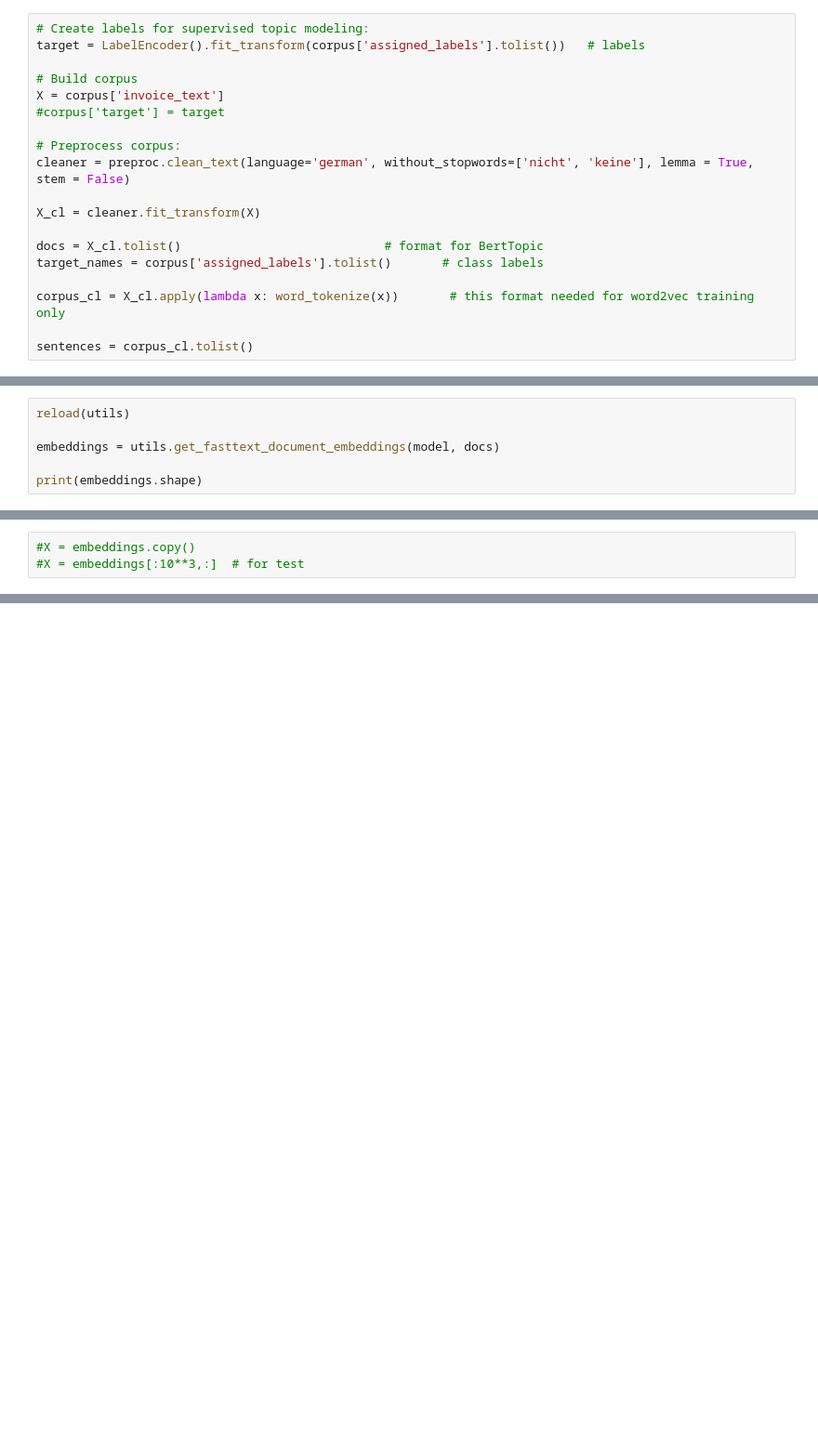
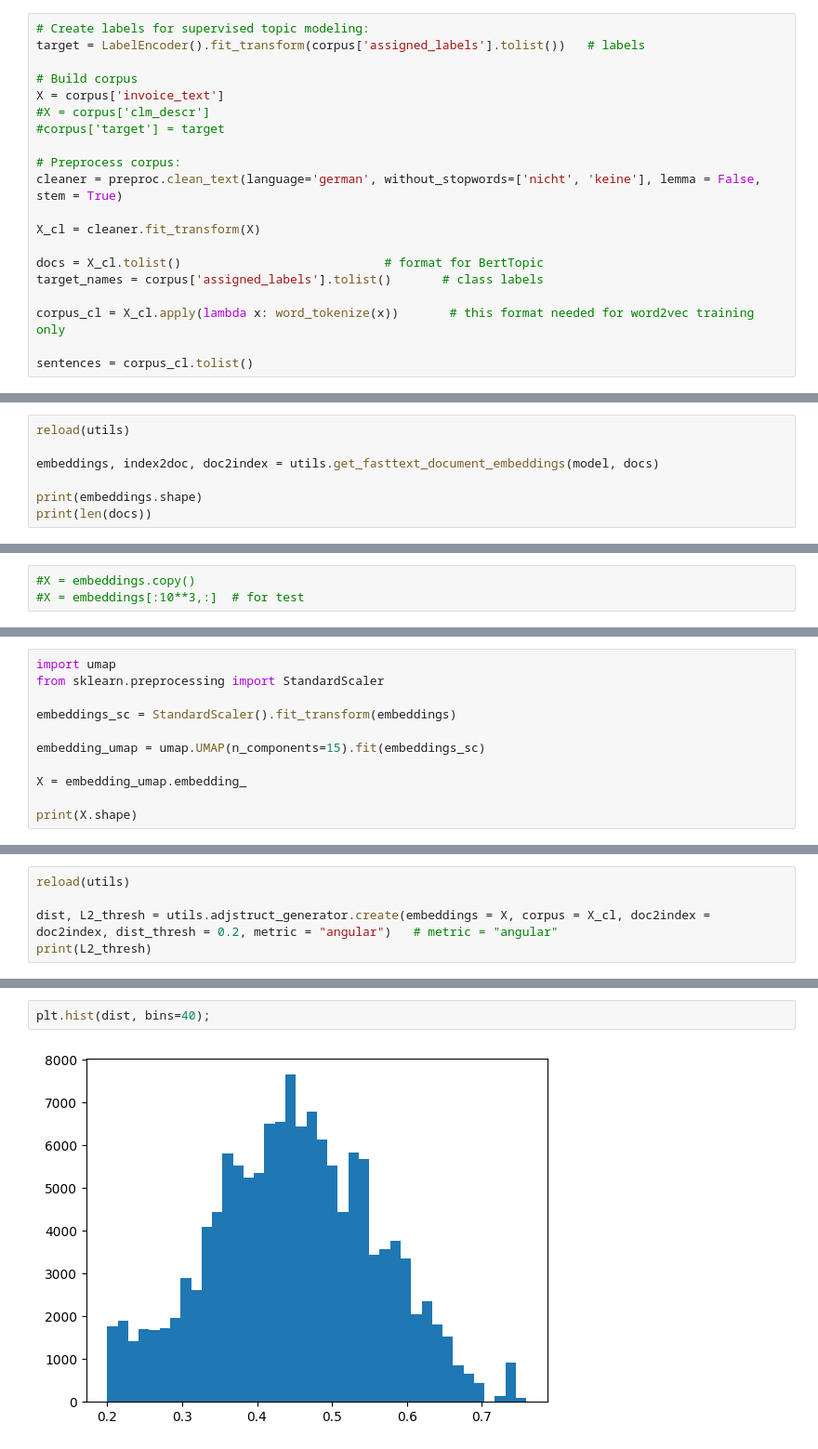
Before and after one commit to AVoss84/invoice_topics, a Jupyter notebook: src/notebooks/topic_modeling_fasttext.ipynb, the cells around one changed output, grey strips where cells are left out. Shown at 93% size. Saved outputs shown, nothing was run; the diff lists cells and outputs as text; blank space fills up the shorter version.

Commit message:
add graph generator; utils.py + topic_fast.ipynb + del

```diff
--- a/src/notebooks/topic_modeling_fasttext.ipynb
+++ b/src/notebooks/topic_modeling_fasttext.ipynb
@@ -64,10 +76,11 @@ target = LabelEncoder().fit_transform(corpus['assigned_labels'].tolist())   # la
 
 # Build corpus
 X = corpus['invoice_text']
+#X = corpus['clm_descr']
 #corpus['target'] = target
 
 # Preprocess corpus:
-cleaner = preproc.clean_text(language='german', without_stopwords=['nicht', 'keine'], lemma = True, stem = False)
+cleaner = preproc.clean_text(language='german', without_stopwords=['nicht', 'keine'], lemma = False, stem = True)
 
 X_cl = cleaner.fit_transform(X)
 
@@ -156,7 +169,8 @@ Load model:
 # %%
 reload(utils)
 
-embeddings = utils.get_fasttext_document_embeddings(model, docs)
+embeddings, index2doc, doc2index = utils.get_fasttext_document_embeddings(model, docs)
 
 print(embeddings.shape)
+print(len(docs))
 # %% [output]
@@ -310,0 +325,11 @@ plt.show();
+# %%
+import umap
+from sklearn.preprocessing import StandardScaler
+
+embeddings_sc = StandardScaler().fit_transform(embeddings)
+
+embedding_umap = umap.UMAP(n_components=15).fit(embeddings_sc)
+
+X = embedding_umap.embedding_
+
+print(X.shape)
@@ -310,0 +338,5 @@ plt.show();
+# %%
+reload(utils)
+
+dist, L2_thresh = utils.adjstruct_generator.create(embeddings = X, corpus = X_cl, doc2index = doc2index, dist_thresh = 0.2, metric = "angular")   # metric = "angular"
+print(L2_thresh)
@@ -310,0 +349,4 @@ plt.show();
+# %%
+plt.hist(dist, bins=40);
+# %% [output]
+[figure, added]
```
Also changed, not shown: parts of 39 cells of this notebook, 4 other files.
